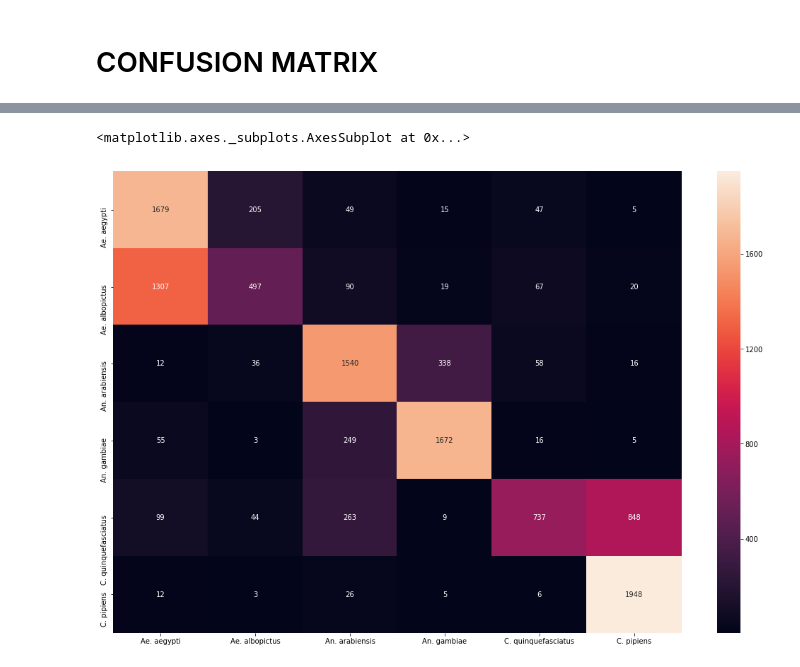
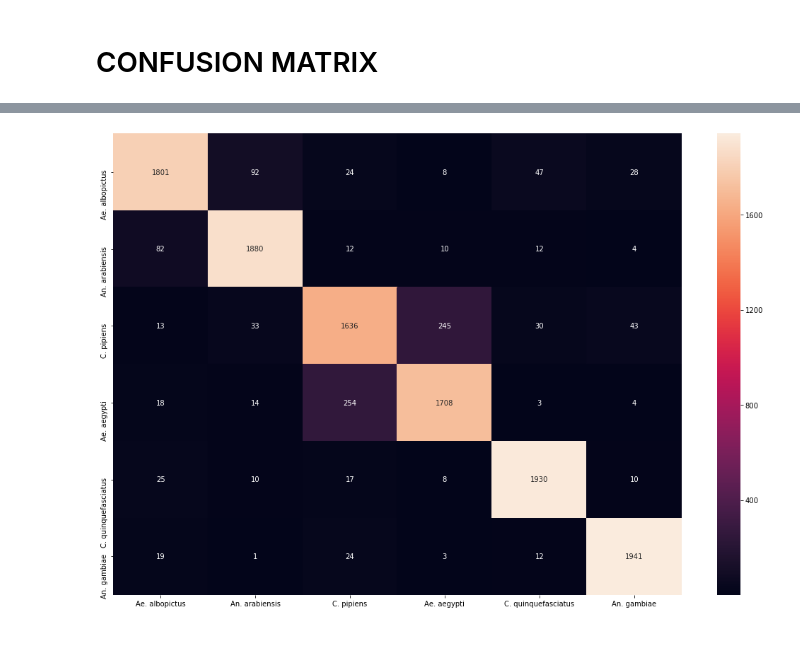
Before and after one commit to kalfasyan/wingbeat_frequencies, a Jupyter notebook: Jupyter_Notebooks/PAPER1_FETCHING RESULTS.ipynb, the cells around one changed output, grey strips where cells are left out. Cells and saved outputs as stored; diff of their text form; code cells hidden in the pictures; blank space fills up the shorter version.

Commit message:
showing more results, cleaning false signals nb

```diff
--- a/Jupyter_Notebooks/PAPER1_FETCHING RESULTS.ipynb
+++ b/Jupyter_Notebooks/PAPER1_FETCHING RESULTS.ipynb
@@ -31,7 +31,7 @@ def extract_dl_results(d, custom=False):
     if custom:
         return train_score,val_score,balanced_acc_test,logloss_test
     else:
-        return f'{train_score:.2f}/{val_score:.2f}/{balanced_acc_test:.2f}, {logloss_test:.2f}'
+        return f'{train_score:.2f}-{val_score:.2f}-{balanced_acc_test:.2f}, {logloss_test:.2f}'
 
 def extract_ml_results(d, custom=False):
     train_score = d['train_score']
@@ -39,9 +39,10 @@ def extract_ml_results(d, custom=False):
     balanced_acc_test = d['balanced_acc_test']
     logloss_test = d['logloss_test']
     if custom:
+        print(f'{train_score:.2f}-{val_score:.2f}-{balanced_acc_test:.2f}, {logloss_test:.2f}')
         return train_score,val_score,balanced_acc_test,logloss_test
     else:
-        return f'{train_score:.2f}/{val_score:.2f}/{balanced_acc_test:.2f}, {logloss_test:.2f}'
+        return f'{train_score:.2f}-{val_score:.2f}-{balanced_acc_test:.2f}, {logloss_test:.2f}'
 
 fnames_dl = natsorted(glob.glob('/home/kalfasyan/projects/wingbeat_frequencies/temp_data/results/dl/**results.h5'))
 #fnames_dl
@@ -76,5 +77,5 @@ randomcv_psd_dB_xgboost_result:          0.98/0.83/0.54, 1.92
 # %%
-for f in fnames_dl:
+for j, f in enumerate(fnames_dl):
     d = dd.io.load(f)['results']
     f = f.split('/')[-1][:-4]
     lk = list(d.keys())
@@ -87,8 +88,10 @@ for f in fnames_dl:
     elif len(lk) == 5:
         tmp = []
         for i in range(5):
+            print(extract_dl_results(d[f'custom_{i}'], custom=True))
             tmp.append(extract_dl_results(d[f'custom_{i}'], custom=True))
+
         stacked = np.vstack(tmp)
         stacked = np.mean(stacked, axis=0)
-        print(f'{f}:\t\t {stacked[0]:.2f}/{stacked[1]:.2f}/{stacked[2]:.2f}, {stacked[3]:.2f}')
+        print(f'{f}:\t\t {stacked[0]:.2f}-{stacked[1]:.2f}-{stacked[2]:.2f}, {stacked[3]:.2f}\n')
 # %% [output]
@@ -125,4 +130,23 @@ def get_integer_mapping(le):
         res.update({cl:le.transform([cl])[0]})
 
     return res
+
+def result_confusion_mat(data_setting=None, model_setting=None, splitting=None, cus=0, plot=True):
+    if splitting == 'custom':
+        d = dd.io.load(f'{path_dl}{splitting}_{data_setting}_{model_setting}_results.h5')['results'][f'custom_{cus}']
+    elif splitting == 'random' or splitting == 'randomcv':
+        d = dd.io.load(f'{path_dl}{splitting}_{data_setting}_{model_setting}_results.h5')['results'][splitting]
+
+    y_pred = np.argmax(d['y_pred'], axis=1)
+    y_test = d['y_test']
+    cm = confusion_matrix(y_pred=y_pred, y_true=y_test)
+    integerMapping = get_integer_mapping(le)
+    mapping = {v: k for k, v in integerMapping.items()}
+    y = [mapping[x] for x in y_test]
+
+    if plot:
+        plt.figure(figsize=(18,12))
+        labels = pd.Series(y).unique().tolist()
+        sns.heatmap(cm, xticklabels=labels, yticklabels=labels, annot=True, fmt='.0f')
+    return cm
 # %%
@@ -195,23 +174,4 @@ sns.heatmap(cm, xticklabels=labels, yticklabels=labels, annot=True, fmt='.0f')
-# %%
-splitting = 'custom'
-cus = 4
-data_setting = 'raw'
-model_setting = 'conv1d'
-if splitting == 'custom':
-    d = dd.io.load(f'{path_dl}{splitting}_{data_setting}_{model_setting}_results.h5')['results'][f'custom_{cus}']
-elif splitting == 'random' or splitting == 'randomcv':
-    d = dd.io.load(f'{path_dl}{splitting}_{data_setting}_{model_setting}_results.h5')['results'][splitting]
-
-y_pred = np.argmax(d['y_pred'], axis=1)
-y_test = d['y_test']
-cm = confusion_matrix(y_pred=y_pred, y_true=y_test)
-integerMapping = get_integer_mapping(le)
-mapping = {v: k for k, v in integerMapping.items()}
-y = [mapping[x] for x in y_test]
-
-plt.figure(figsize=(18,12))
-labels = pd.Series(y).unique().tolist()
-sns.heatmap(cm, xticklabels=labels, yticklabels=labels, annot=True, fmt='.0f')
-# %% [output]
-<matplotlib.axes._subplots.AxesSubplot at 0x...>
-[figure, removed]
+# %%
+result_confusion_mat(data_setting = 'raw', model_setting = 'dl4tsc_res', splitting='random');
+# %% [output]
+[figure, added]
```
Also changed, not shown: parts of 8 cells of this notebook, 1 other file.
